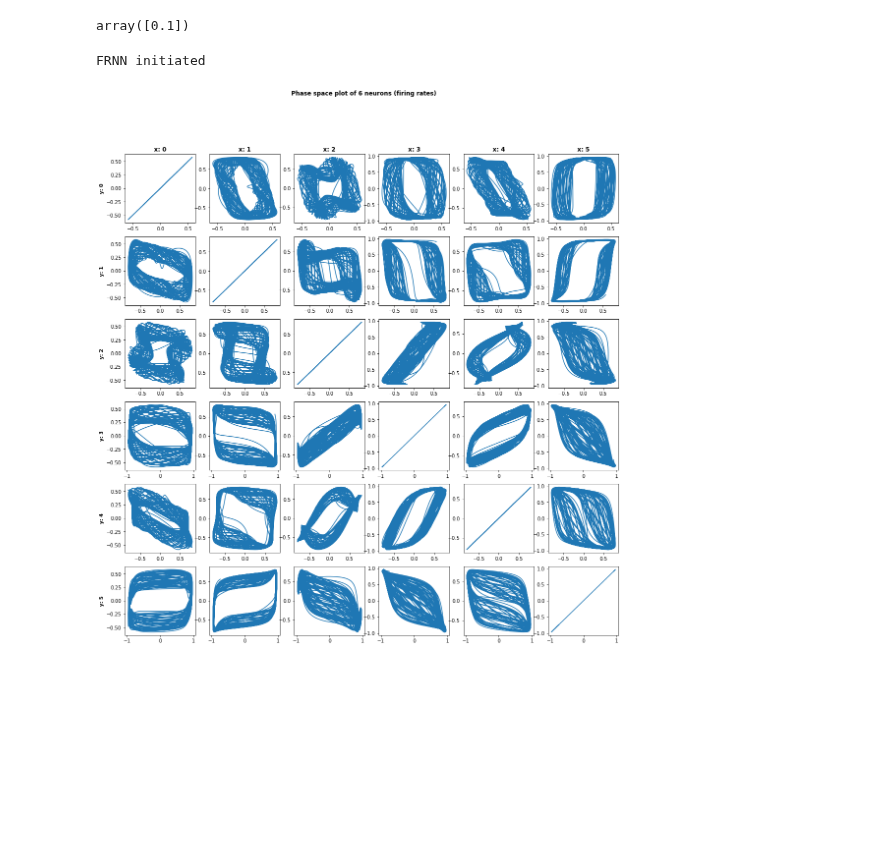
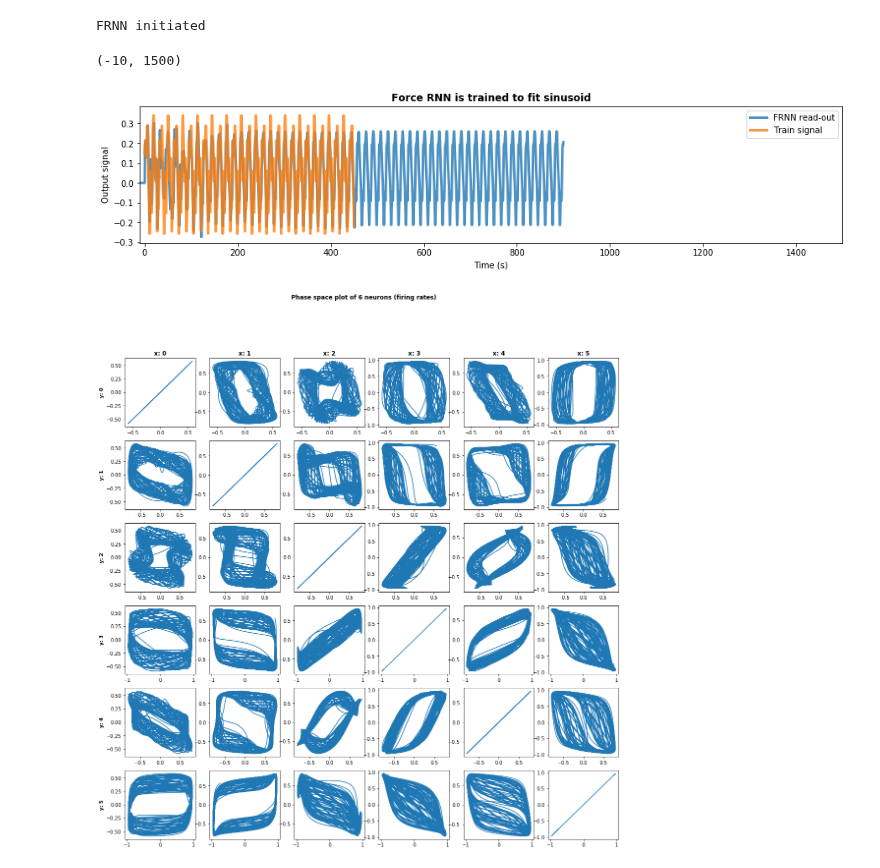
Before and after one commit to vdplasthijs/eavesdropping, a Jupyter notebook: Force results.ipynb, the cells around one changed output. Drawn from its saved outputs; the diff is of its cells as text; code cells hidden in the pictures; blank space fills up the shorter version.

```diff
--- a/Force results.ipynb
+++ b/Force results.ipynb
@@ -6,31 +6,29 @@ import numpy as np
 import matplotlib.pyplot as plt
 
 from ForceRNN import FRNN
-# %%
-np.unique(np.diff(time_array).round(decimals=5))
-# %% [output]
-array([0.1])
 # %%
 ## Train network to fit signal
 
-frnn = FRNN(n_gen=10)
-time_array = np.round(np.arange(start=0, stop=250, step=0.1), 6).round(decimals=5)
-signal = (np.sin(time_array) / 4)
-#           0.1 * np.cos(2.5 * time_array) +
-#           0.05 * np.power(np.sin(time_array) + np.cos(time_array), 2))
+frnn = FRNN(n_gen=100, p_gg=0.2)
+time_array = np.round(np.arange(start=0, stop=450, step=0.1), 6).round(decimals=5)
+signal = (np.sin(0.4 * time_array) / 4 +
+          0.1 * np.cos(time_array) +
+          0.05 * np.power(np.sin(0.6 * time_array) + np.cos(time_array), 2))
 frnn.forward(time_target=time_array, f_target=signal)
 
 
 ## Plot read-out & signal
 
 plt.rcParams['figure.figsize'] = (15, 3)
 plt.plot(frnn.time_array, frnn.z_forw.T, linewidth=3, label='FRNN read-out', alpha=0.8)
 plt.plot(frnn.time_array, frnn.f_full, linewidth=3, label='Train signal', alpha=0.8)
 plt.xlabel('Time (s)'); plt.ylabel('Output signal');
 plt.title('Force RNN is trained to fit sinusoid', weight='bold'); plt.legend();
-plt.xlim([0, 500])
+plt.xlim([-10, 1500])
 # %% [output]
 FRNN initiated
+(-10, 1500)
+[figure, added]
 # %%
 ## Plot phase space grid of some neurons
 
```
Also changed, not shown: 1 other file.
